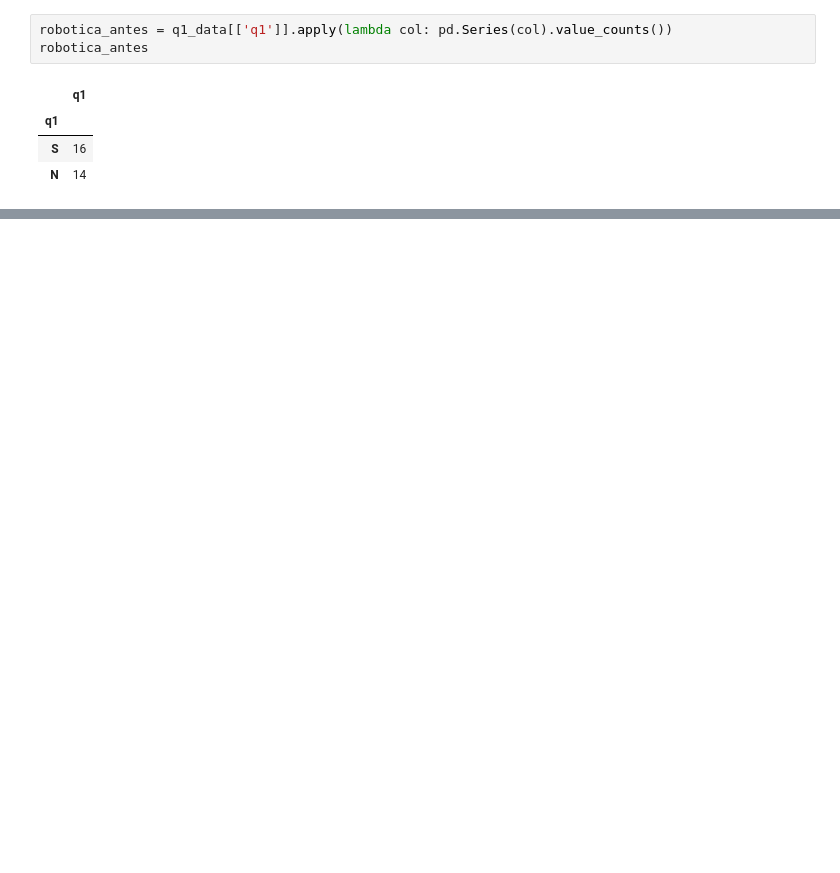
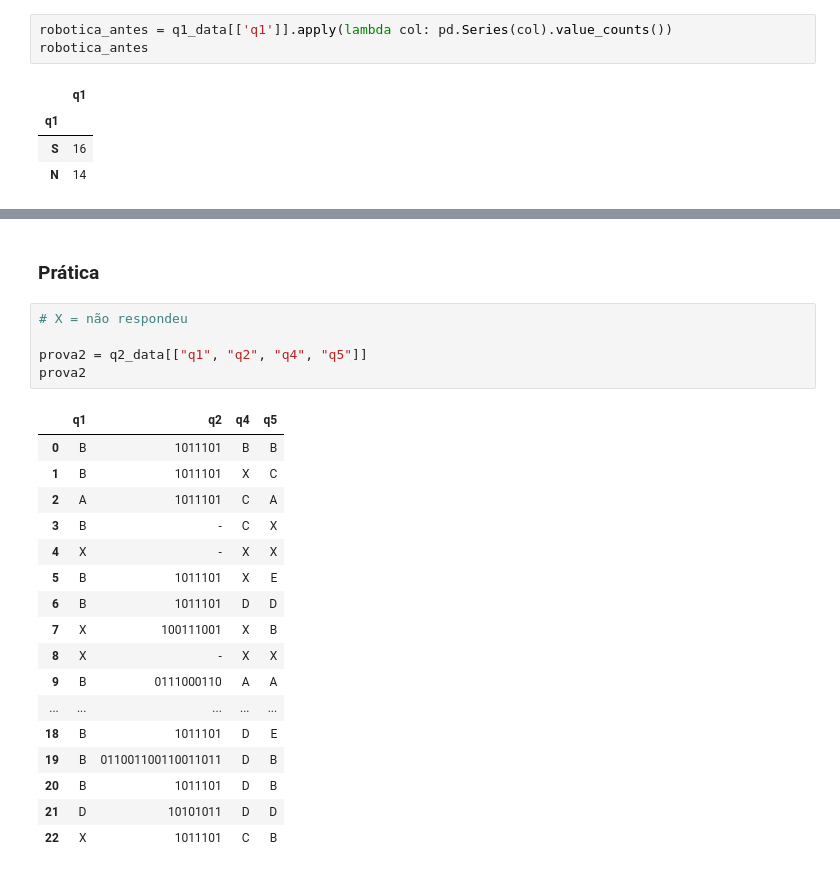
Before and after one commit to GERM-UDESC/questionarios-semestral, a Jupyter notebook: analises.ipynb, the cells around one changed output, grey strips where cells are left out. Cells and saved outputs as stored; diff of their text form; blank space fills up the shorter version.

```diff
--- a/analises.ipynb
+++ b/analises.ipynb
@@ -105,0 +290,25 @@ robotica_antes
+# %% [markdown]
+### Prática
+# %%
+# X = não respondeu
+
+prova2 = q2_data[["q1", "q2", "q4", "q5"]]
+prova2
+# %% [output]
+|  | q1 | q2 | q4 | q5 |
+| 0 | B | 1011101 | B | B |
+| 1 | B | 1011101 | X | C |
+| 2 | A | 1011101 | C | A |
+| 3 | B | - | C | X |
+| 4 | X | - | X | X |
+| 5 | B | 1011101 | X | E |
+| 6 | B | 1011101 | D | D |
+| 7 | X | 100111001 | X | B |
+| 8 | X | - | X | X |
+| 9 | B | 0111000110 | A | A |
+| ... | ... | ... | ... | ... |
+| 18 | B | 1011101 | D | E |
+| 19 | B | 011001100110011011 | D | B |
+| 20 | B | 1011101 | D | B |
+| 21 | D | 10101011 | D | D |
+| 22 | X | 1011101 | C | B |
```
Also changed, not shown: parts of 23 cells of this notebook.
